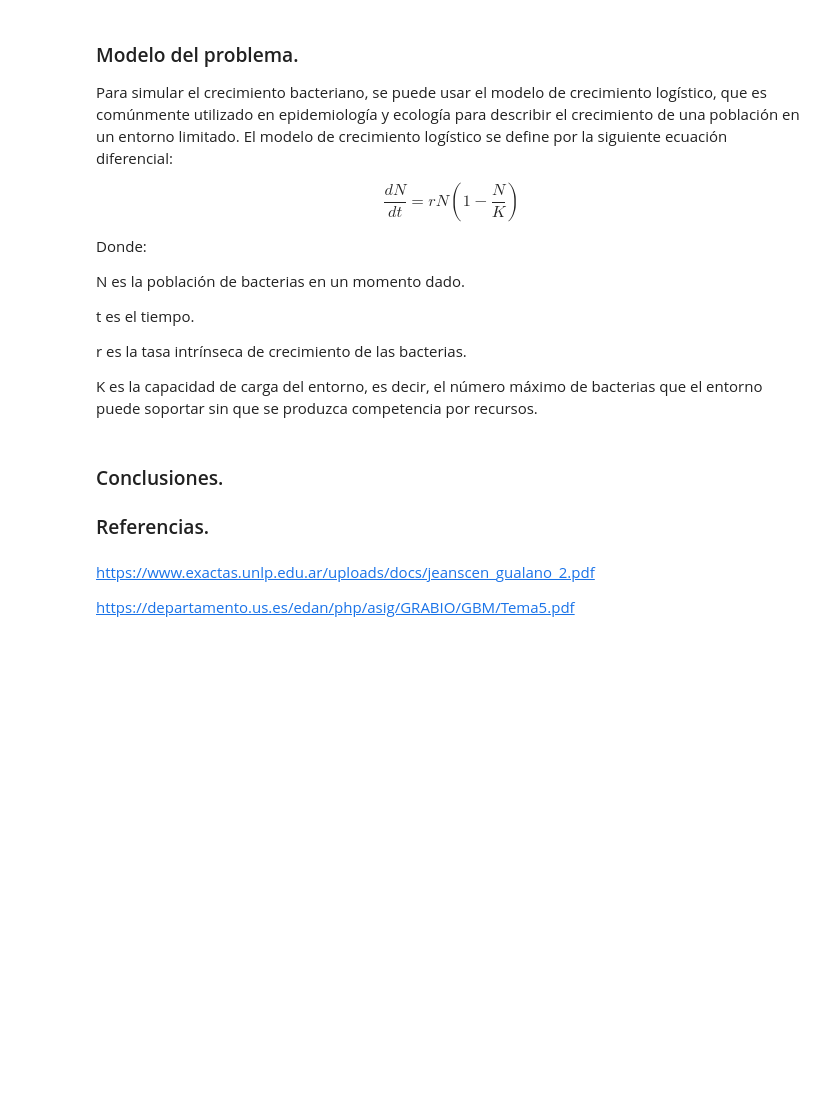
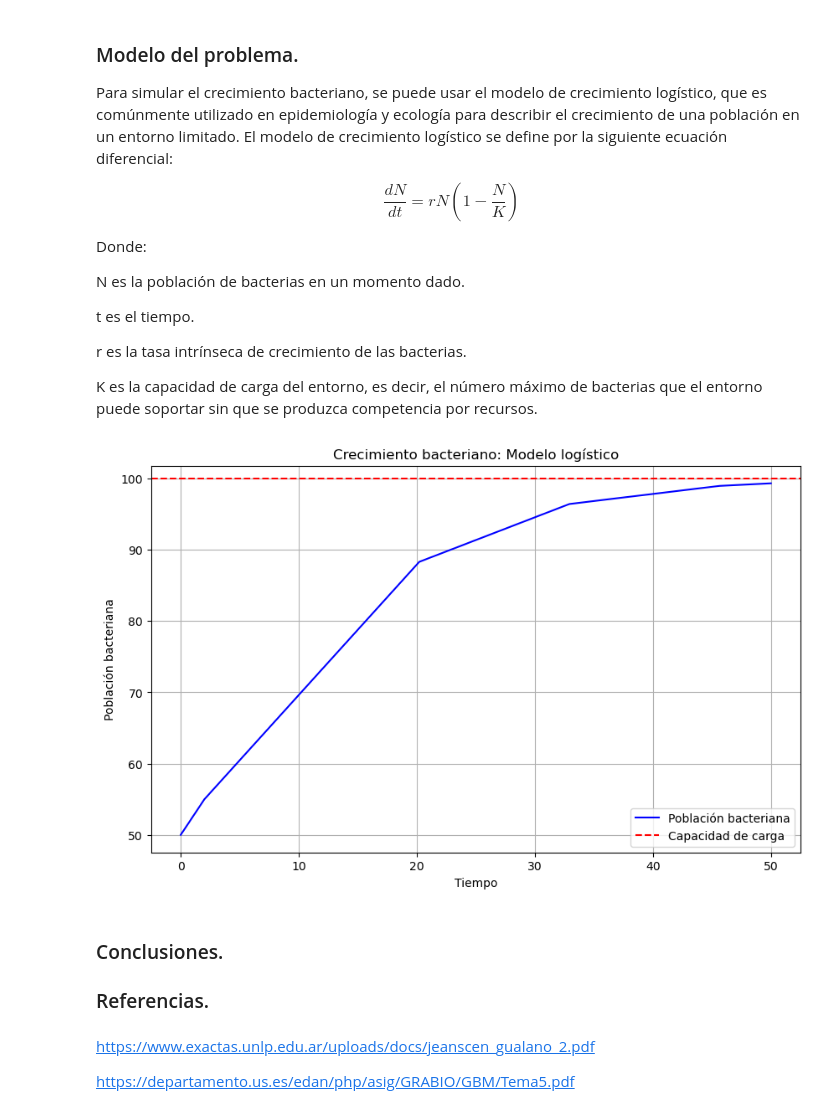
Before and after one commit to NancyWoolrich/Proyecto3-Ecuaciones_Diferenciales, a Jupyter notebook: ProyectoModulo3_RodriguezL_ValenzuelaM_WoolrichN .ipynb, the cells around one changed output. Saved outputs shown, nothing was run; the diff lists cells and outputs as text; code cells hidden in the pictures; blank space fills up the shorter version.

```diff
--- a/ProyectoModulo3_RodriguezL_ValenzuelaM_WoolrichN .ipynb
+++ b/ProyectoModulo3_RodriguezL_ValenzuelaM_WoolrichN .ipynb
@@ -76,13 +76,42 @@ t es el tiempo.
 r es la tasa intrínseca de crecimiento de las bacterias.
 
 K es la capacidad de carga del entorno, es decir, el número máximo de bacterias que el entorno puede soportar sin que se produzca competencia por recursos.
+# %%
+import numpy as np
+import matplotlib.pyplot as plt
+from scipy.integrate import solve_ivp
+
+def Crecimiento(t, N, r, K):
+    return r * N * (1 - (N / K))
+
+#EJEMPLO
+
+N0 = 50
+r = 0.1
+K = 100
+periodo = (0, 50)
+evaluacion = np.linspace(0, 50, 1000)
+
+solucion = solve_ivp(Crecimiento, periodo, [N0], args=(r, K), evaluacion=evaluacion)
+
+plt.figure(figsize=(10, 6))
+plt.plot(solucion.t, solucion.y[0], label='Población bacteriana', color='blue')
+plt.axhline(y=K, linestyle='--', color='red', label='Capacidad de carga')
+plt.title('Crecimiento bacteriano: Modelo logístico')
+plt.xlabel('Tiempo')
+plt.ylabel('Población bacteriana')
+plt.legend(loc="best")
+plt.grid()
+plt.show()
+# %% [output]
+[figure, added]
 # %% [markdown]
 ### Conclusiones.
 
 
 
 ### Referencias.
-# %% [markdown]
-https://www.exactas.unlp.edu.ar/uploads/docs/jeanscen_gualano_2.pdf
-
-https://departamento.us.es/edan/php/asig/GRABIO/GBM/Tema5.pdf
+# %% [markdown]
+https://www.exactas.unlp.edu.ar/uploads/docs/jeanscen_gualano_2.pdf
+
+https://departamento.us.es/edan/php/asig/GRABIO/GBM/Tema5.pdf
```
